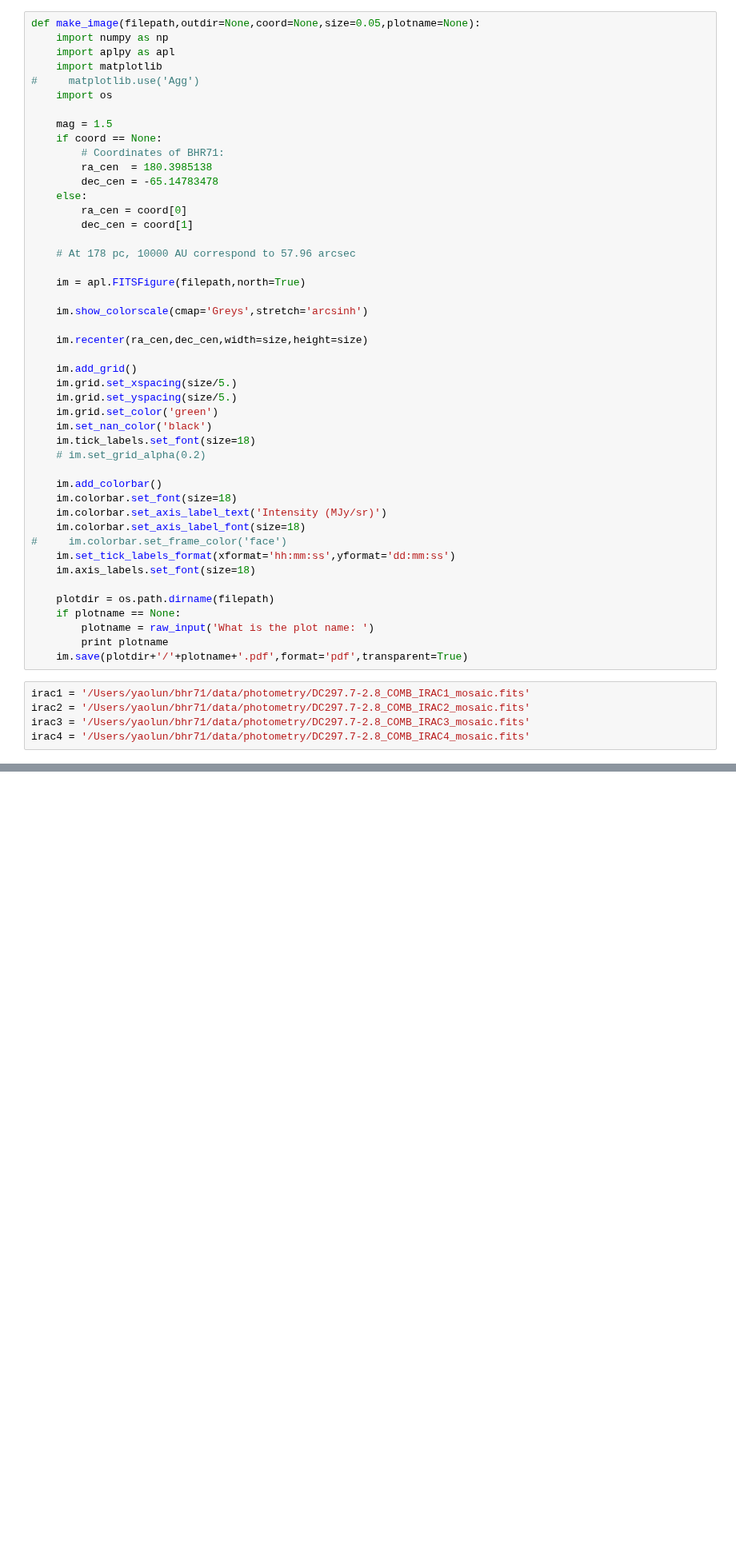
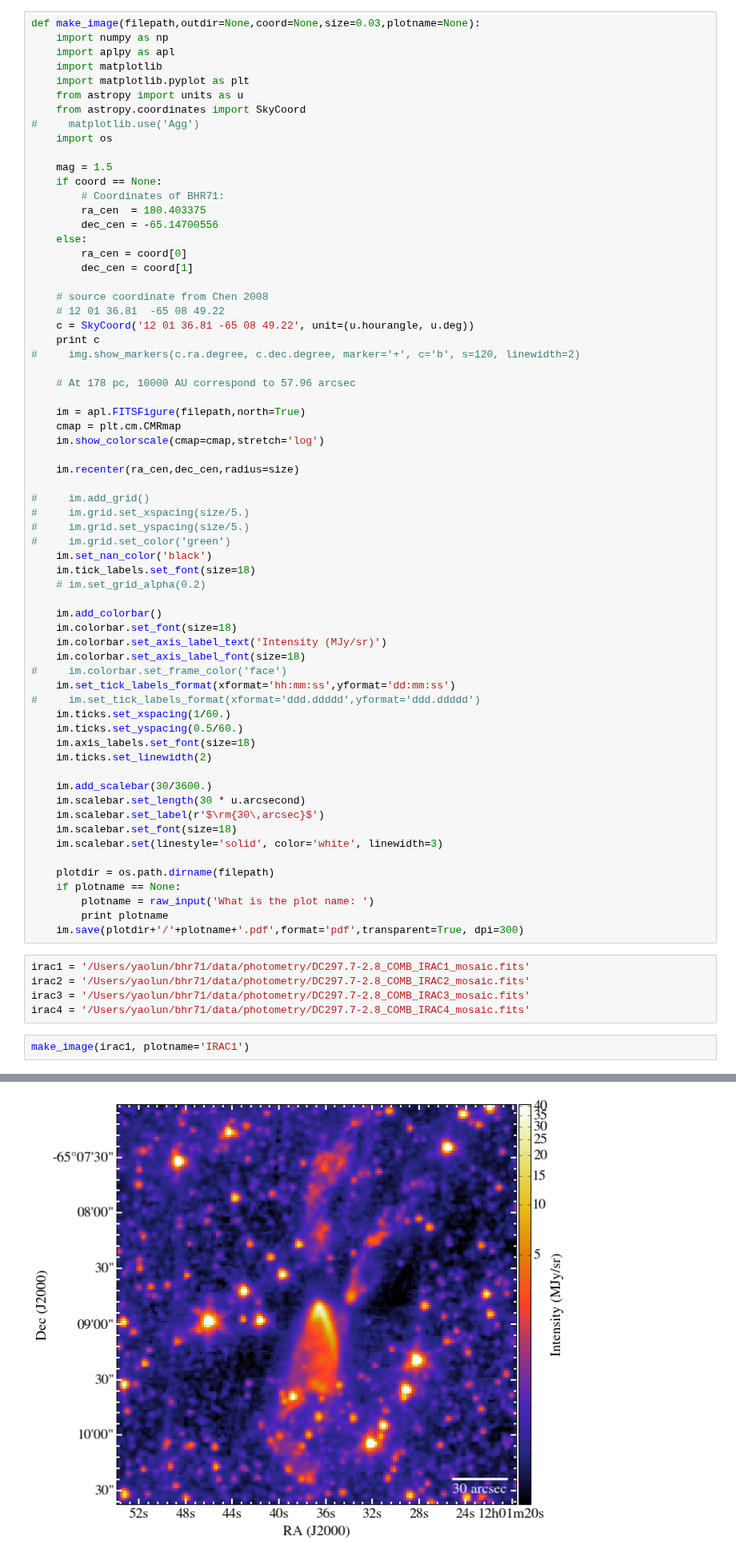
Before and after one commit to yaolun/misc, a Jupyter notebook: make_image.ipynb, the cells around one changed output, grey strips where cells are left out. Shown at 80% size. Drawn from its saved outputs; the diff is of its cells as text; blank space fills up the shorter version.

```diff
--- a/make_image.ipynb
+++ b/make_image.ipynb
@@ -1,34 +1,43 @@
 # %%
 %matplotlib inline
 # %%
-def make_image(filepath,outdir=None,coord=None,size=0.05,plotname=None):
+def make_image(filepath,outdir=None,coord=None,size=0.03,plotname=None):
     import numpy as np
     import aplpy as apl
     import matplotlib
+    import matplotlib.pyplot as plt
+    from astropy import units as u
+    from astropy.coordinates import SkyCoord
 #     matplotlib.use('Agg')
     import os
 
     mag = 1.5
     if coord == None:
         # Coordinates of BHR71:
-        ra_cen  = 180.3985138
-        dec_cen = -65.14783478
+        ra_cen  = 180.403375
+        dec_cen = -65.14700556
     else:
         ra_cen = coord[0]
         dec_cen = coord[1]
 
+    # source coordinate from Chen 2008
+    # 12 01 36.81  -65 08 49.22
+    c = SkyCoord('12 01 36.81 -65 08 49.22', unit=(u.hourangle, u.deg))
+    print c
+#     img.show_markers(c.ra.degree, c.dec.degree, marker='+', c='b', s=120, linewidth=2)
+
     # At 178 pc, 10000 AU correspond to 57.96 arcsec
 
     im = apl.FITSFigure(filepath,north=True)
+    cmap = plt.cm.CMRmap
+    im.show_colorscale(cmap=cmap,stretch='log')
 
-    im.show_colorscale(cmap='Greys',stretch='arcsinh')
+    im.recenter(ra_cen,dec_cen,radius=size)
 
-    im.recenter(ra_cen,dec_cen,width=size,height=size)
-
-    im.add_grid()
-    im.grid.set_xspacing(size/5.)
-    im.grid.set_yspacing(size/5.)
-    im.grid.set_color('green')
+#     im.add_grid()
+#     im.grid.set_xspacing(size/5.)
+#     im.grid.set_yspacing(size/5.)
+#     im.grid.set_color('green')
     im.set_nan_color('black')
     im.tick_labels.set_font(size=18)
     # im.set_grid_alpha(0.2)
@@ -39,15 +48,28 @@ def make_image(filepath,outdir=None,coord=None,size=0.05,plotname=None):
     im.colorbar.set_axis_label_font(size=18)
 #     im.colorbar.set_frame_color('face')
     im.set_tick_labels_format(xformat='hh:mm:ss',yformat='dd:mm:ss')
+#     im.set_tick_labels_format(xformat='ddd.ddddd',yformat='ddd.ddddd')
+    im.ticks.set_xspacing(1/60.)
+    im.ticks.set_yspacing(0.5/60.)
     im.axis_labels.set_font(size=18)
+    im.ticks.set_linewidth(2)
+
+    im.add_scalebar(30/3600.)
+    im.scalebar.set_length(30 * u.arcsecond)
+    im.scalebar.set_label(r'$\rm{30\,arcsec}$')
+    im.scalebar.set_font(size=18)
+    im.scalebar.set(linestyle='solid', color='white', linewidth=3)
 
     plotdir = os.path.dirname(filepath)
     if plotname == None:
         plotname = raw_input('What is the plot name: ')
         print plotname
-    im.save(plotdir+'/'+plotname+'.pdf',format='pdf',transparent=True)
+    im.save(plotdir+'/'+plotname+'.pdf',format='pdf',transparent=True, dpi=300)
 # %%
 irac1 = '/Users/yaolun/bhr71/data/photometry/DC297.7-2.8_COMB_IRAC1_mosaic.fits'
 irac2 = '/Users/yaolun/bhr71/data/photometry/DC297.7-2.8_COMB_IRAC2_mosaic.fits'
 irac3 = '/Users/yaolun/bhr71/data/photometry/DC297.7-2.8_COMB_IRAC3_mosaic.fits'
 irac4 = '/Users/yaolun/bhr71/data/photometry/DC297.7-2.8_COMB_IRAC4_mosaic.fits'
+# %%
+make_image(irac1, plotname='IRAC1')
+# %% [output]
@@ -54,3 +86,4 @@ irac4 = '/Users/yaolun/bhr71/data/photometry/DC297.7-2.8_COMB_IRAC4_mosaic.fits'
+[figure, added]
 # %%
 path = [irac1,irac2,irac3,irac4]
 for ipath in path:
```
Also changed, not shown: parts of 5 cells of this notebook, 2 other files.
